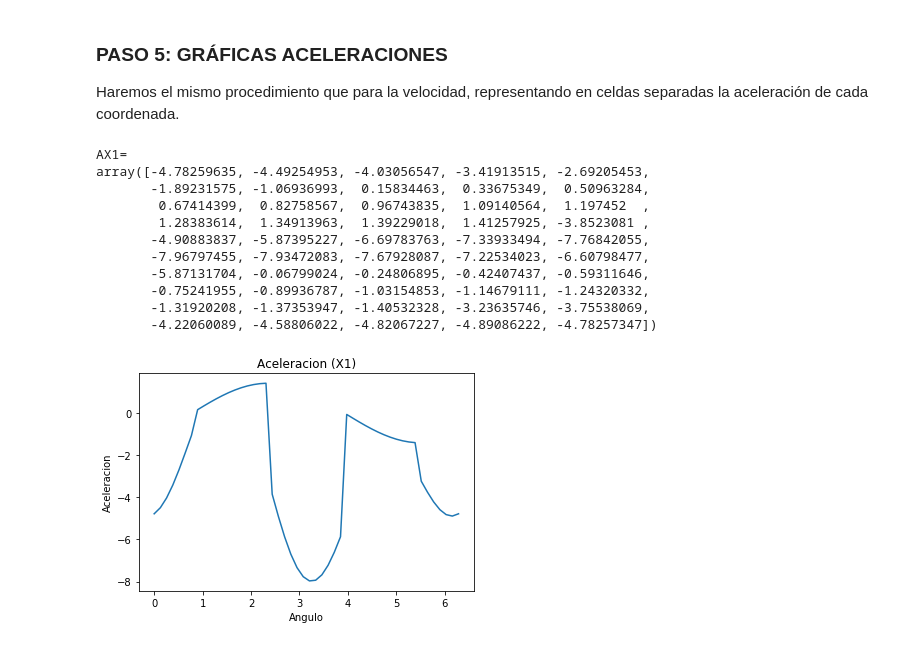
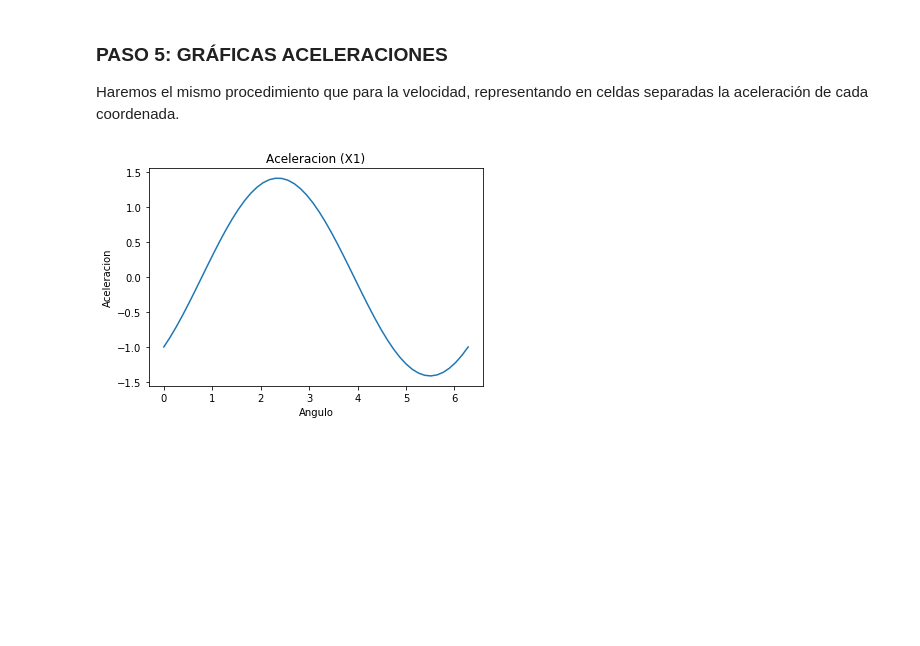
Before and after one commit to ingmec-ual/jupyter-teoria-mecanismos, a Jupyter notebook: notebooks/PVelocidad_PAceleracion_4B.ipynb, the cells around one changed output. Saved outputs shown, nothing was run; the diff lists cells and outputs as text; code cells hidden in the pictures; blank space fills up the shorter version.

```diff
--- a/notebooks/PVelocidad_PAceleracion_4B.ipynb
+++ b/notebooks/PVelocidad_PAceleracion_4B.ipynb
@@ -195,16 +229,16 @@ $x = -A^{-1} b$
 # %%
 #PASO 2
 
-def resuelve_prob_velocidad(q,meca):
-
-    b = np.zeros ((5,1))
-    #Velocidad del gdl. En una vuelta completa del angulo se cumple angulo=2*Pi*t
-    b[4]=1
-    qp = np.linalg.solve(jacob_Phiq(q,meca),b)
+def resuelve_prob_velocidad(q,qp,meca):
+    qp = np.linalg.solve(jacob_Phiq(q,meca),qp)
     #print ("qp=")
     #pprint.pprint(qp)
 
     return qp
 
-resuelve_prob_velocidad (q,meca)
+qp = np.zeros ((5,1))
+#Velocidad del gdl. En una vuelta completa del angulo se cumple angulo=2*Pi*t
+qp[4]=1
+
+resuelve_prob_velocidad (q,qp, meca)
 # %% [output]
@@ -315,12 +349,8 @@ Como ya tenemos $\dot{\Phi}_q$ y $\dot{q}$, podemos calcular $b$. La última fil
 \end{equation}
 # %%
 #PASO 3
-
-def resuelve_prob_aceleracion (q,meca):
-
-    b=np.zeros ((5,1))
-    qp = resuelve_prob_velocidad (q,meca)
-
+# añadir***  q,qp,qpp,meca
+def resuelve_prob_aceleracion (q,qp,qpp,meca):
     #Extraer las posiciones
     X1 = q[0]
     Y1 = q[1]
@@ -333,6 +363,7 @@ def resuelve_prob_aceleracion (q,meca):
     X2q = qp[2]
     Y2q = qp[3]
     thetaq = qp[4]
+    b=qpp
 
     b[0] = 2*(X1q)**2 + 2*(Y1q)**2
     b[1] = -2*X1q*(X2q-X1q) - 2*Y1q*(Y2q- Y1q) + 2*X2q*(X2q-X1q) + 2*Y2q*(Y2q-Y1q)
@@ -350,5 +381,7 @@ def resuelve_prob_aceleracion (q,meca):
 
     return qpp
 
-resuelve_prob_aceleracion(q, meca)
+qpp=np.zeros((5,1))
+qpp=resuelve_prob_aceleracion(q,qp,qpp,meca)
+qpp
 # %% [output]
@@ -580,52 +604,40 @@ Haremos el mismo procedimiento que para la velocidad, representando en celdas se
 def grafica_aceleracion(q,meca):
 
     th = np.linspace(0,2*3.1416,50)
 
     AX1 = np.zeros((50,0))
 
 
     i=0
     for t in th:
 
         q[4] = t
+        q = resuelve_prob_posicion (q,meca)
 
-        resuelve_prob_posicion (q,meca)
-        qpp = resuelve_prob_aceleracion(q,meca)
+        qp = np.zeros((5,1))
+        qp[4] = 1  #inicializar qp en 0 con qp[4] = 1 rad/s
+        qp = resuelve_prob_velocidad(q, qp, meca)
 
+        qpp = np.zeros((5,1))
         qpp[4] = 1  #inicializar qp en 0 con qpp[4] = 1 rad/s**2
-
-        resuelve_prob_aceleracion(q,meca)
-
+        qpp = resuelve_prob_aceleracion(q,qp, qpp, meca)
 
         AX1 = np.append(AX1, qpp[0])
 
         i=i+1
 
-    print ("AX1=")
-    pprint.pprint(AX1)
 
     plt.plot(th,AX1)
     plt.xlabel ('Angulo')
     plt.ylabel ('Aceleracion')
     plt.title ('Aceleracion (X1)')
 
     plt.show()
     return
 
 grafica_aceleracion (q,meca)
 # %% [output]
-AX1=
-array([-4.78259635, -4.49254953, -4.03056547, -3.41913515, -2.69205453,
-       -1.89231575, -1.06936993,  0.15834463,  0.33675349,  0.50963284,
-        0.67414399,  0.82758567,  0.96743835,  1.09140564,  1.197452  ,
-        1.28383614,  1.34913963,  1.39229018,  1.41257925, -3.8523081 ,
-       -4.90883837, -5.87395227, -6.69783763, -7.33933494, -7.76842055,
-       -7.96797455, -7.93472083, -7.67928087, -7.22534023, -6.60798477,
-       -5.87131704, -0.06799024, -0.24806895, -0.42407437, -0.59311646,
-       -0.75241955, -0.89936787, -1.03154853, -1.14679111, -1.24320332,
-       -1.31920208, -1.37353947, -1.40532328, -3.23635746, -3.75538069,
-       -4.22060089, -4.58806022, -4.82067227, -4.89086222, -4.78257347])
-[figure, old version]
+[figure, new version]
 # %%
 #PASO 5: ACELERACION DE Y1
 
```
Also changed, not shown: parts of 12 cells of this notebook, 1 other file.
